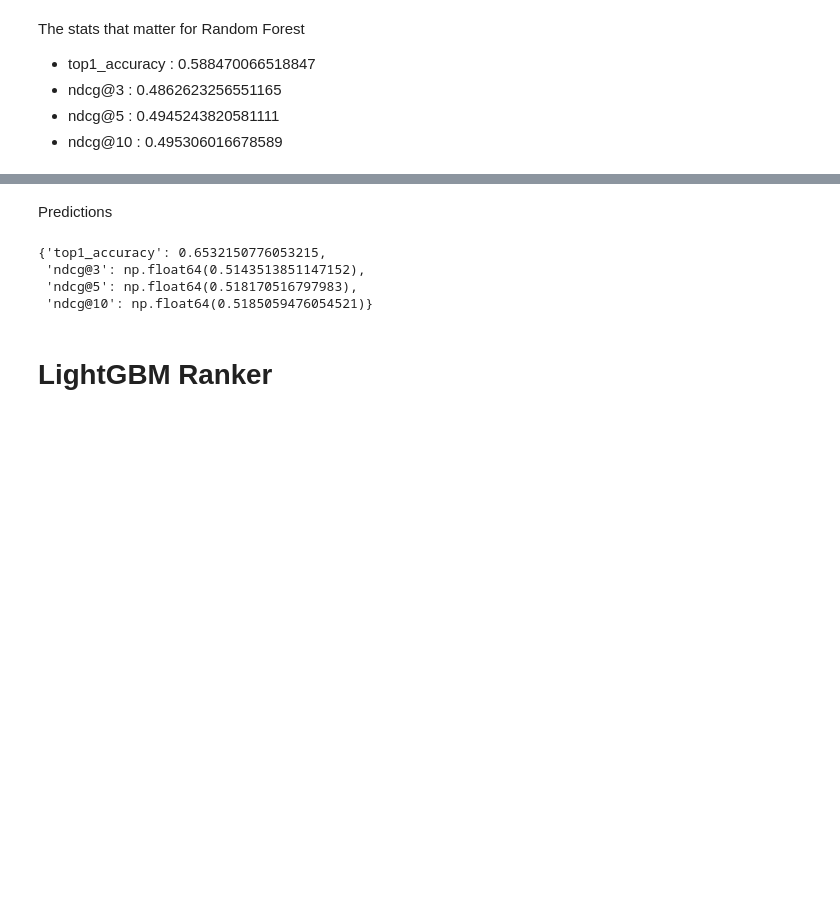
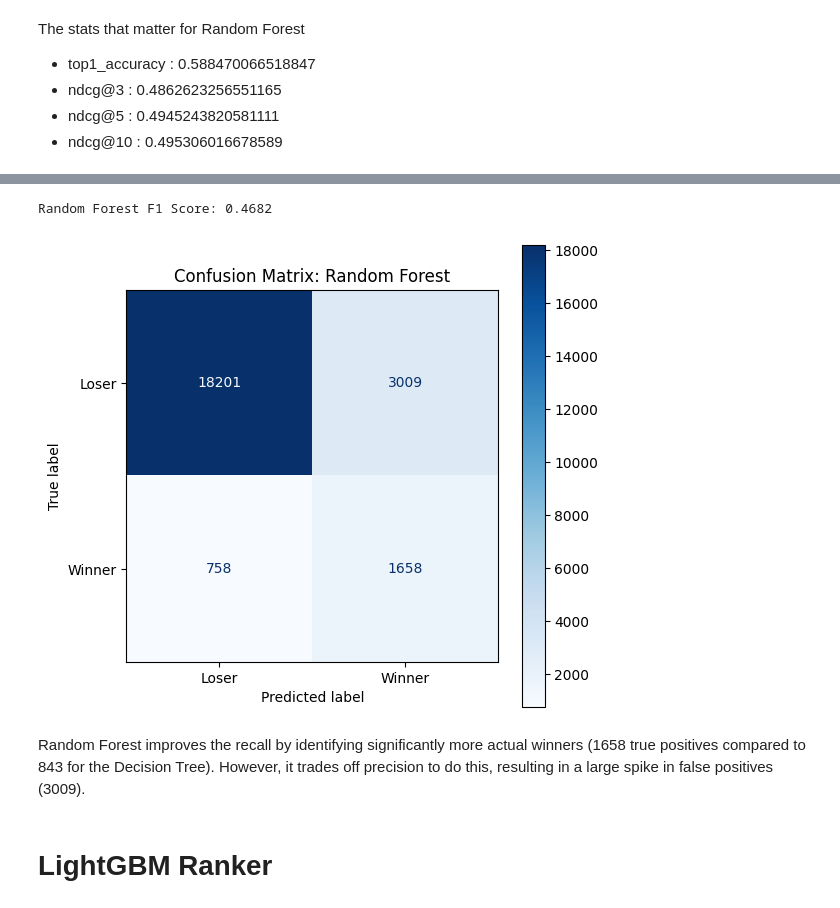
Before and after one commit to knguyen0923/Equi-Metrics, a Jupyter notebook: Equi_Metrics.ipynb, the cells around one changed output, grey strips where cells are left out. Drawn from its saved outputs; the diff is of its cells as text; code cells hidden in the pictures; blank space fills up the shorter version.

```diff
--- a/Equi_Metrics.ipynb
+++ b/Equi_Metrics.ipynb
@@ -2676,22 +2592,0 @@ Prepare features
-# %%
-drop_cols = [
-    "winner",
-    "runner_position",
-    "finish_pos",
-    "field_size",
-    "rank_label",
-    "race_race_id",
-    "race_date",
-    "race_key",
-    "runner_horse",
-    "runner_horse_id"
-]
-
-X_train = xgb_train.drop(columns=[c for c in drop_cols if c in xgb_train.columns])
-X_test = xgb_test.drop(columns=[c for c in drop_cols if c in xgb_test.columns])
-
-y_train = xgb_train["rank_label"]
-y_test = xgb_test["rank_label"]
-
-print(X_train.shape)
-print(X_test.shape)
@@ -2792,2 +2592,0 @@ XGBRanker(base_score=None, booster=None, callbacks=None, colsample_bylevel=None,
-# %% [markdown]
-Predictions
@@ -2847,17 +2593,24 @@ def ranking_metrics_by_race(eval_df, scores):
-# %%
-xgb_rank_scores = xgb_ranker.predict(X_test)
-
-xgb_rank_metrics = ranking_metrics_by_race(
-    xgb_eval,
-    xgb_rank_scores
-)
-
-xgb_rank_metrics
-# %% [output]
-{'top1_accuracy': 0.6532150776053215,
- 'ndcg@3': np.float64(0.5143513851147152),
- 'ndcg@5': np.float64(0.518170516797983),
- 'ndcg@10': np.float64(0.5185059476054521)}
+# %%
+from sklearn.metrics import confusion_matrix, ConfusionMatrixDisplay, f1_score
+import matplotlib.pyplot as plt
+
+# Calculate and print F1 score
+rf_f1 = f1_score(y_test, rf_pred)
+print(f"Random Forest F1 Score: {rf_f1:.4f}")
+
+# Generate and plot confusion matrix
+cm_rf = confusion_matrix(y_test, rf_pred)
+disp_rf = ConfusionMatrixDisplay(confusion_matrix=cm_rf, display_labels=['Loser', 'Winner'])
+
+fig, ax = plt.subplots(figsize=(6, 6))
+disp_rf.plot(ax=ax, cmap='Blues')
+plt.title('Confusion Matrix: Random Forest')
+plt.show()
+# %% [output]
+Random Forest F1 Score: 0.4682
+[figure, added]
+# %% [markdown]
+Random Forest improves the recall by identifying significantly more actual winners (1658 true positives compared to 843 for the Decision Tree). However, it trades off precision to do this, resulting in a large spike in false positives (3009).
 # %% [markdown]
 # LightGBM Ranker
 # %%
```
Also changed, not shown: parts of 56 cells of this notebook.
